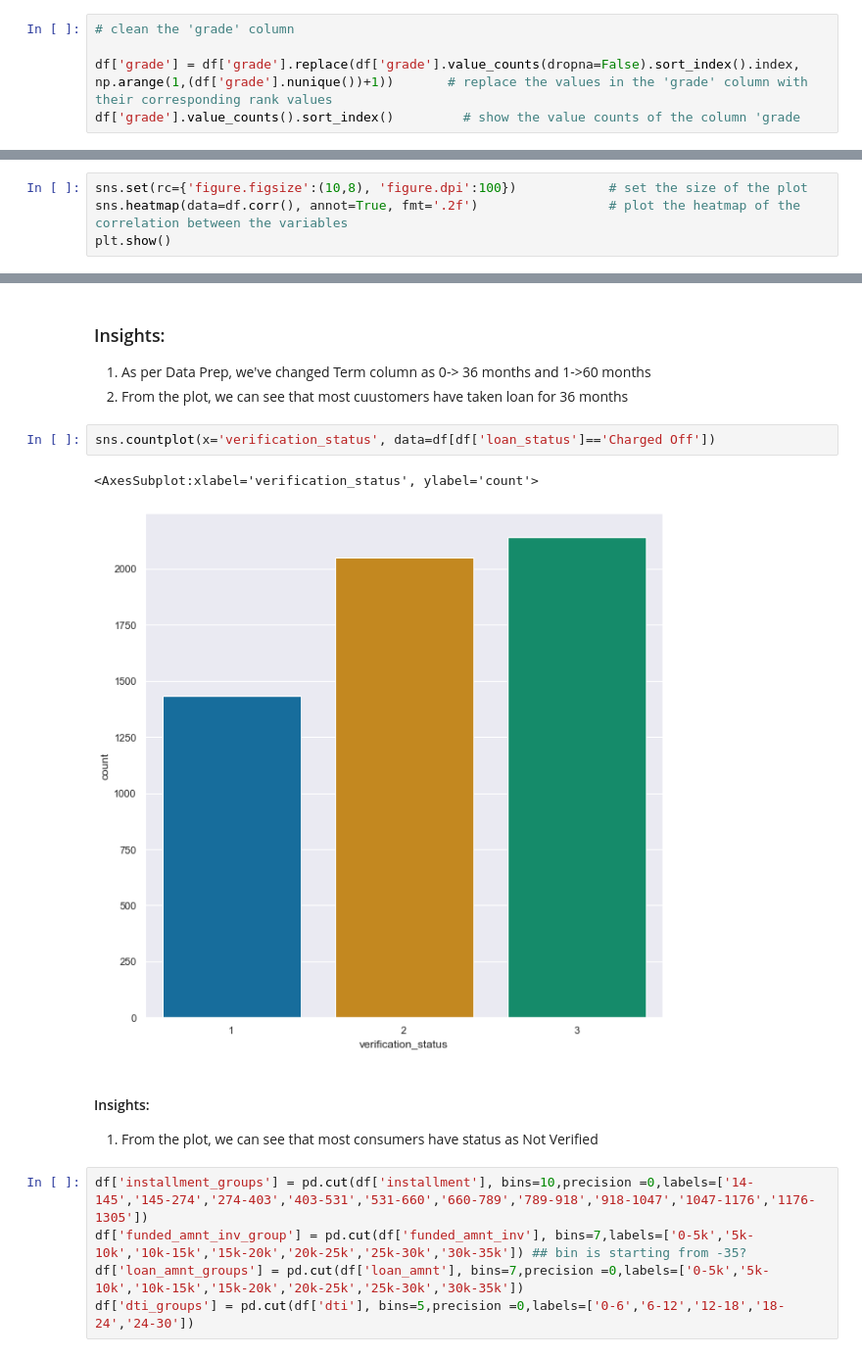
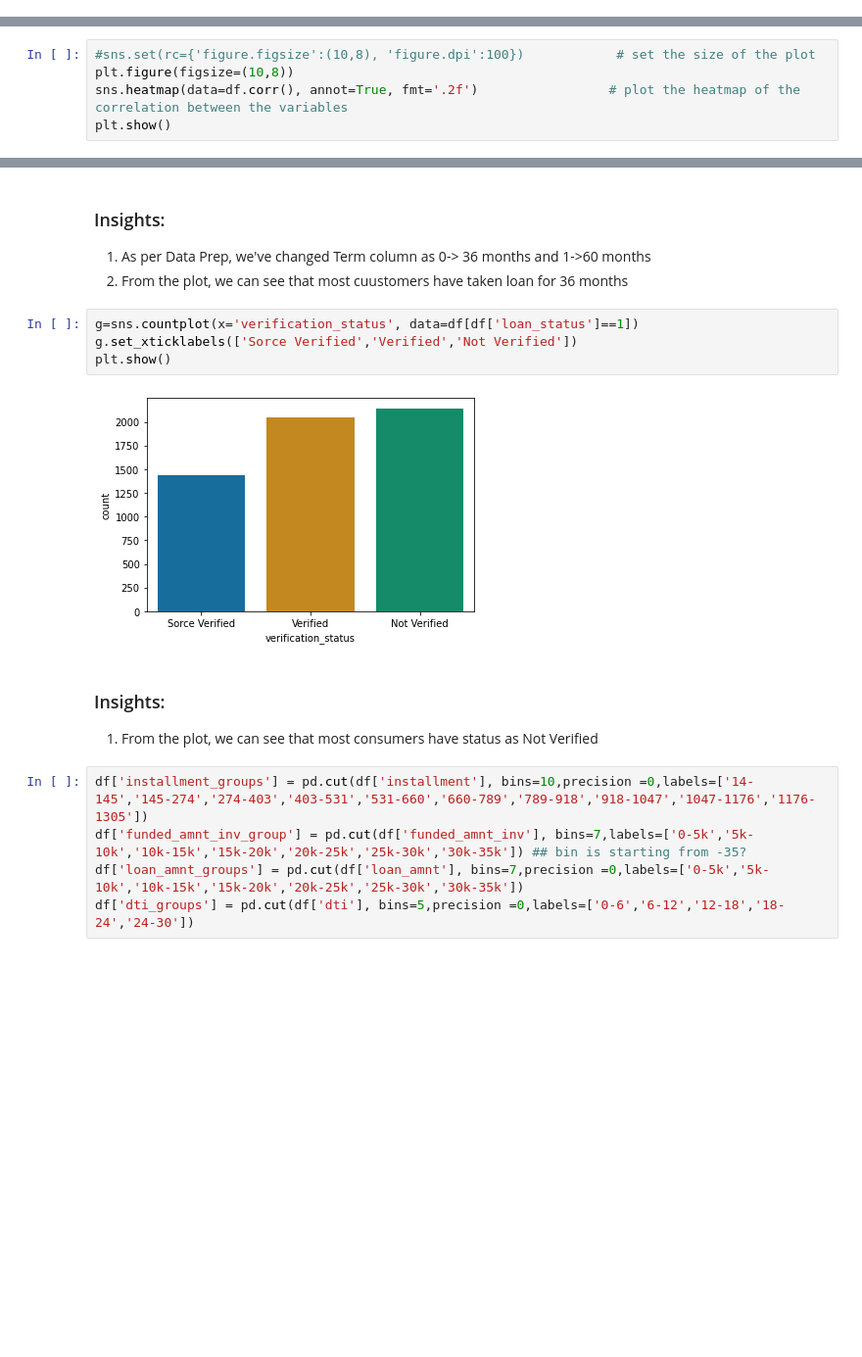
Before and after one commit to vulchinithin/LendingClubCaseStudy, a Jupyter notebook: Univariate_Analysis.ipynb, the cells around one changed output, grey strips where cells are left out. Shown: that part at 98% size. Cells and saved outputs as stored; diff of their text form; blank space fills up the shorter version.

```diff
--- a/Univariate_Analysis.ipynb
+++ b/Univariate_Analysis.ipynb
@@ -591,5 +574,0 @@ array([1, 2, 3, 4, 5, 6, 7])
-# %%
-# clean the 'grade' column
-
-df['grade'] = df['grade'].replace(df['grade'].value_counts(dropna=False).sort_index().index, np.arange(1,(df['grade'].nunique())+1))       # replace the values in the 'grade' column with their corresponding rank values
-df['grade'].value_counts().sort_index()         # show the value counts of the column 'grade
@@ -919,7 +887,8 @@ The cleaned dataframe has 38577 rows and 18 columns.
 # %% [markdown]
 ## Correlation Matrix
 # %%
-sns.set(rc={'figure.figsize':(10,8), 'figure.dpi':100})            # set the size of the plot
+#sns.set(rc={'figure.figsize':(10,8), 'figure.dpi':100})            # set the size of the plot
+plt.figure(figsize=(10,8))
 sns.heatmap(data=df.corr(), annot=True, fmt='.2f')                 # plot the heatmap of the correlation between the variables
 plt.show()
 # %% [output]
@@ -1051,12 +1025,13 @@ sns.countplot(y='term', data=df[df['loan_status']=='Charged Off'])
 1. As per Data Prep, we've changed Term column as 0-> 36 months and 1->60 months
 2. From the plot, we can see that most cuustomers have taken loan for 36 months
 # %%
-sns.countplot(x='verification_status', data=df[df['loan_status']=='Charged Off'])
+g=sns.countplot(x='verification_status', data=df[df['loan_status']==1])
+g.set_xticklabels(['Sorce Verified','Verified','Not Verified'])
+plt.show()
 # %% [output]
-<AxesSubplot:xlabel='verification_status', ylabel='count'>
-[figure, old version]
+[figure, new version]
 # %% [markdown]
-#### Insights:
+### Insights:
 1. From the plot, we can see that most consumers have status as Not Verified
 # %%
 df['installment_groups'] = pd.cut(df['installment'], bins=10,precision =0,labels=['14-145','145-274','274-403','403-531','531-660','660-789','789-918','918-1047','1047-1176','1176-1305'])
```
Also changed, not shown: parts of 46 cells of this notebook.
